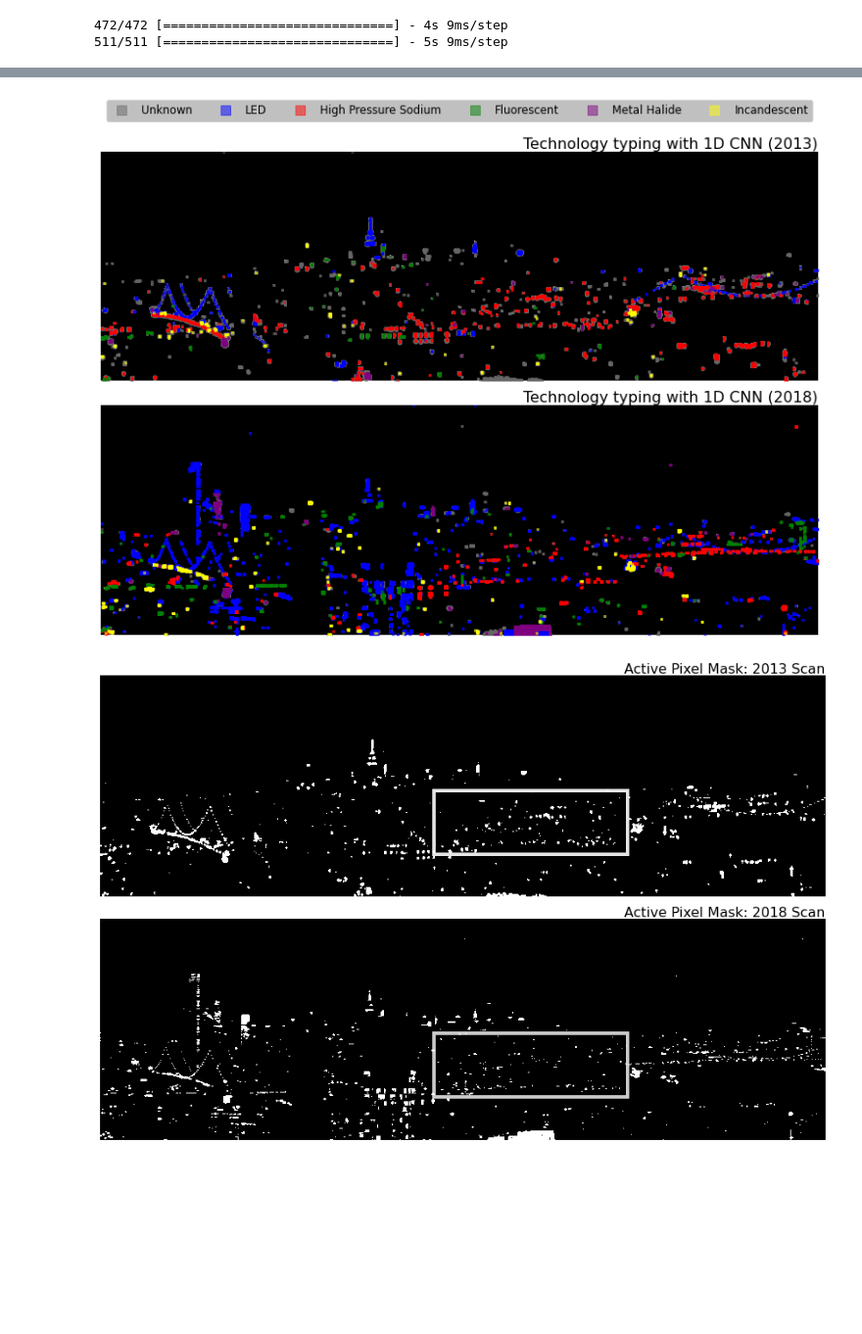
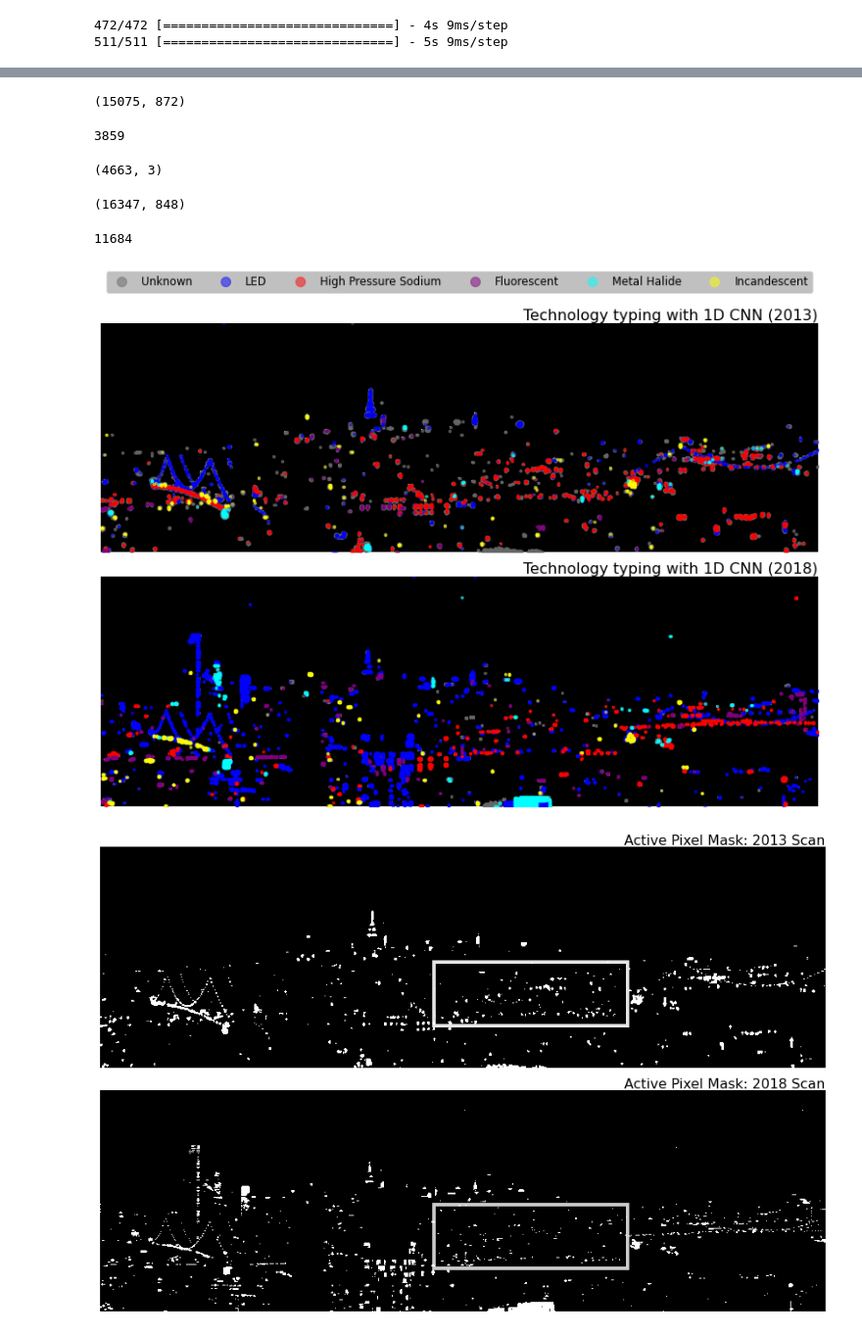
Before and after one commit to gdobler/lighting-tech-changeover, a Jupyter notebook: ltco/UO_lightingtechnology_mainly_script.ipynb, the cells around one changed output, grey strips where cells are left out. Shown at 98% size. Cells and saved outputs as stored; diff of their text form; code cells hidden in the pictures; blank space fills up the shorter version.

```diff
--- a/ltco/UO_lightingtechnology_mainly_script.ipynb
+++ b/ltco/UO_lightingtechnology_mainly_script.ipynb
@@ -697,8 +685,8 @@ hsi1_norm = norm(hsi1_spec)
 nrow_hsi0, ncol_hsi0 = hsi0_norm.shape
 nrow_hsi1, ncol_hsi1 = hsi1_norm.shape
 
-hsi0_norm.reshape(nrow_hsi0, ncol_hsi0, 1)
-hsi1_norm.reshape(nrow_hsi1, ncol_hsi1, 1)
+hsi0_norm = hsi0_norm.reshape(nrow_hsi0, ncol_hsi0, 1)
+hsi1_norm = hsi1_norm.reshape(nrow_hsi1, ncol_hsi1, 1)
 
 # -- prediction
 pred_hsi0 = model.predict(hsi0_norm)
@@ -795,39 +752,59 @@ fig.tight_layout()
+# %%
+hsi0_spec.shape
+# %% [output]
+(15075, 872)
+# %%
+15075 - 11216
+# %% [output]
+3859
+# %%
+unknown_hsi1.shape
+# %% [output]
+(4663, 3)
+# %%
+hsi1_spec.shape
+# %% [output]
+(16347, 848)
+# %%
+16347-4663
+# %% [output]
+11684
 # %%
 # -- imshoe the prediction
 # -- this is for hsi0
 fig, ax = plt.subplots(nrows=2, ncols=1, figsize = (12, 8))
 ax[0].imshow(((gf(1.0 * (imgL_hsi0 > 0.7), 1) > 0.25)), aspect="auto")
 
-ax[0].plot(unknown_hsi0.loc_x, unknown_hsi0.loc_y, marker="s", linestyle='', ms=2.5, c = "#666666", label = 'Unknown', alpha = 0.5)
-ax[0].plot(LED_hsi0.loc_x, LED_hsi0.loc_y, marker='s', linestyle='', ms=2.5, c = "blue", label = 'LED', alpha = 0.5)
-ax[0].plot(HPS_hsi0.loc_x, HPS_hsi0.loc_y, marker='s', linestyle='', ms=2.5, c = "red", label = 'High Pressure Sodium', alpha = 0.5)
+ax[0].plot(unknown_hsi0.loc_x, unknown_hsi0.loc_y, marker="o", linestyle='', ms=2.5, c = "#666666", label = 'Unknown', alpha = 0.5)
+ax[0].plot(LED_hsi0.loc_x, LED_hsi0.loc_y, marker="o", linestyle='', ms=2.5, c = "blue", label = 'LED', alpha = 0.5)
+ax[0].plot(HPS_hsi0.loc_x, HPS_hsi0.loc_y, marker="o", linestyle='', ms=2.5, c = "red", label = 'High Pressure Sodium', alpha = 0.5)
 
-ax[0].plot(CFL_hsi0.loc_x, CFL_hsi0.loc_y, marker='s', linestyle='', ms=2.5, c = "green", label = 'Fluorescent', alpha = 0.5)
-ax[0].plot(MH_hsi0.loc_x, MH_hsi0.loc_y, marker='s', linestyle='', ms=2.5, c = "purple", label = 'Metal Halide', alpha = 0.5)
-ax[0].plot(INC_hsi0.loc_x, INC_hsi0.loc_y, marker='s', linestyle='', ms=2.5, c = "yellow", label = 'Incandescent', alpha = 0.5)
+ax[0].plot(CFL_hsi0.loc_x, CFL_hsi0.loc_y, marker="o", linestyle='', ms=2.5, c = "purple", label = 'Fluorescent', alpha = 0.5)
+ax[0].plot(MH_hsi0.loc_x, MH_hsi0.loc_y, marker="o", linestyle='', ms=2.5, c = "cyan", label = 'Metal Halide', alpha = 0.5)
+ax[0].plot(INC_hsi0.loc_x, INC_hsi0.loc_y, marker="o", linestyle='', ms=2.5, c = "yellow", label = 'Incandescent', alpha = 0.5)
 
 ax[0].legend(markerscale=4, bbox_to_anchor=(1, 1.25), ncol=6, fontsize = 11.69, facecolor = "silver", framealpha = 1)
 ax[0].axis('off')
 ax[0].set_facecolor("#444444")
 ax[0].set_title("Technology typing with 1D CNN (2013)", loc = "right", fontsize = 16)
 
 # -- this is for hsi1
 ax[1].imshow(((gf(1.0 * (imgL_hsi1 > 0.7), 1) > 0.25)), aspect="auto")
 ax[1].plot(unknown_hsi1.loc_x, unknown_hsi1.loc_y, marker='s', linestyle='', ms=2.5, c = "#666666", label = 'Unknown', alpha = 0.5)
-ax[1].plot(LED_hsi1.loc_x, LED_hsi1.loc_y, marker='s', linestyle='', ms=2.5, c = "blue", label = 'LED', alpha = 0.5)
-ax[1].plot(HPS_hsi1.loc_x, HPS_hsi1.loc_y, marker='s', linestyle='', ms=2.5, c = "red", label = 'High_pressure_sodium', alpha = 0.5)
+ax[1].plot(LED_hsi1.loc_x, LED_hsi1.loc_y, marker="o", linestyle='', ms=2.5, c = "blue", label = 'LED', alpha = 0.5)
+ax[1].plot(HPS_hsi1.loc_x, HPS_hsi1.loc_y, marker="o", linestyle='', ms=2.5, c = "red", label = 'High_pressure_sodium', alpha = 0.5)
 
-ax[1].plot(CFL_hsi1.loc_x, CFL_hsi1.loc_y, marker='s', linestyle='', ms=2.5, c = "green", label = 'Fluorescent', alpha = 0.5)
-ax[1].plot(MH_hsi1.loc_x, MH_hsi1.loc_y, marker='s', linestyle='', ms=2.5, c = "purple", label = 'Metal_Halide', alpha = 0.5)
-ax[1].plot(INC_hsi1.loc_x, INC_hsi1.loc_y, marker='s', linestyle='', ms=2.5, c = "yellow", label = 'Incandescent', alpha = 0.5)
+ax[1].plot(CFL_hsi1.loc_x, CFL_hsi1.loc_y, marker="o", linestyle='', ms=2.5, c = "purple", label = 'Fluorescent', alpha = 0.5)
+ax[1].plot(MH_hsi1.loc_x, MH_hsi1.loc_y, marker="o", linestyle='', ms=2.5, c = "cyan", label = 'Metal_Halide', alpha = 0.5)
+ax[1].plot(INC_hsi1.loc_x, INC_hsi1.loc_y, marker="o", linestyle='', ms=2.5, c = "yellow", label = 'Incandescent', alpha = 0.5)
 
 #ax.legend(markerscale=2, loc = "upper left")
 ax[1].axis('off')
 
 ax[1].set_title("Technology typing with 1D CNN (2018)", loc = "right", fontsize = 16)
 fig.tight_layout()
 # %% [output]
-[figure, old version]
+[figure, new version]
 # %%
 # -- imshoe the prediction
 # -- this is for hsi0
```
Also changed, not shown: parts of 18 cells of this notebook, 6 other files.
